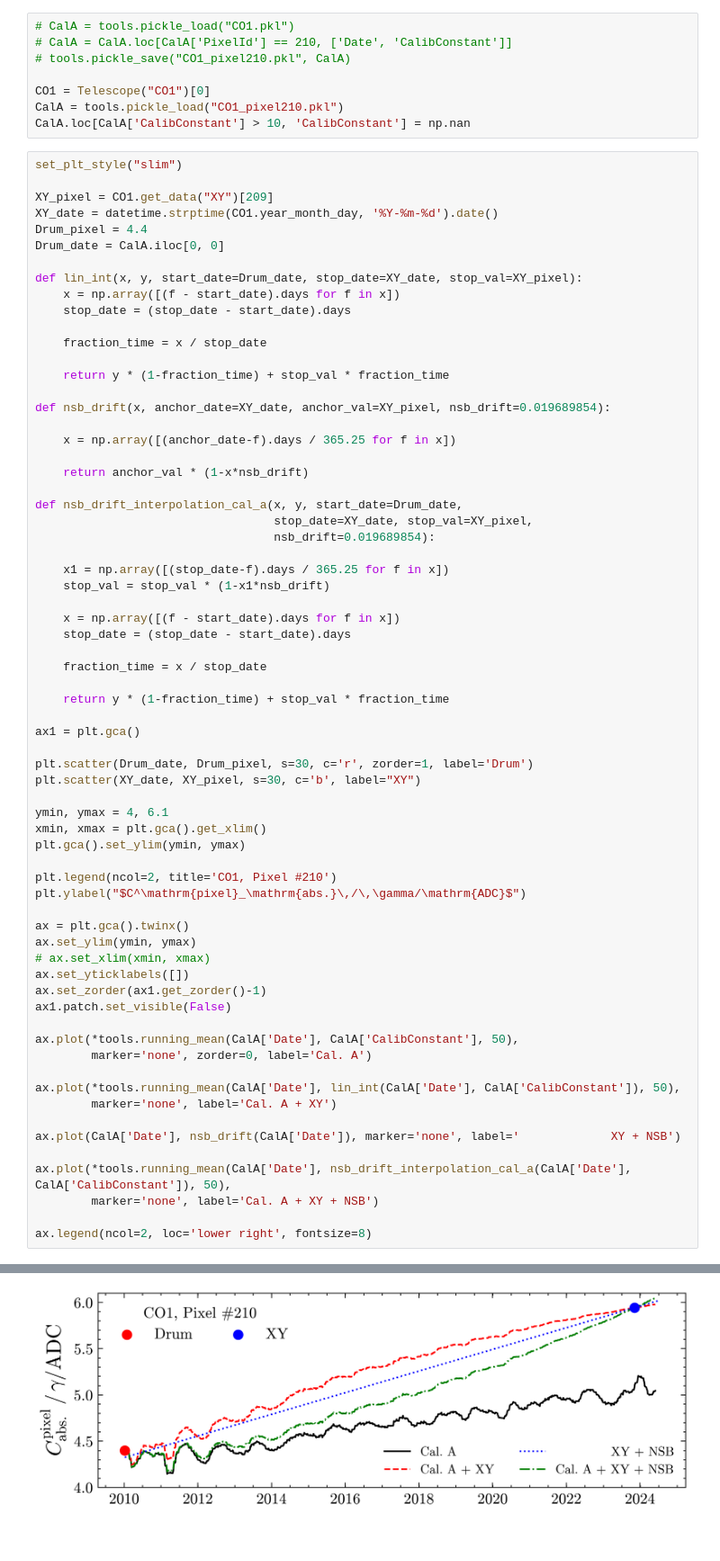
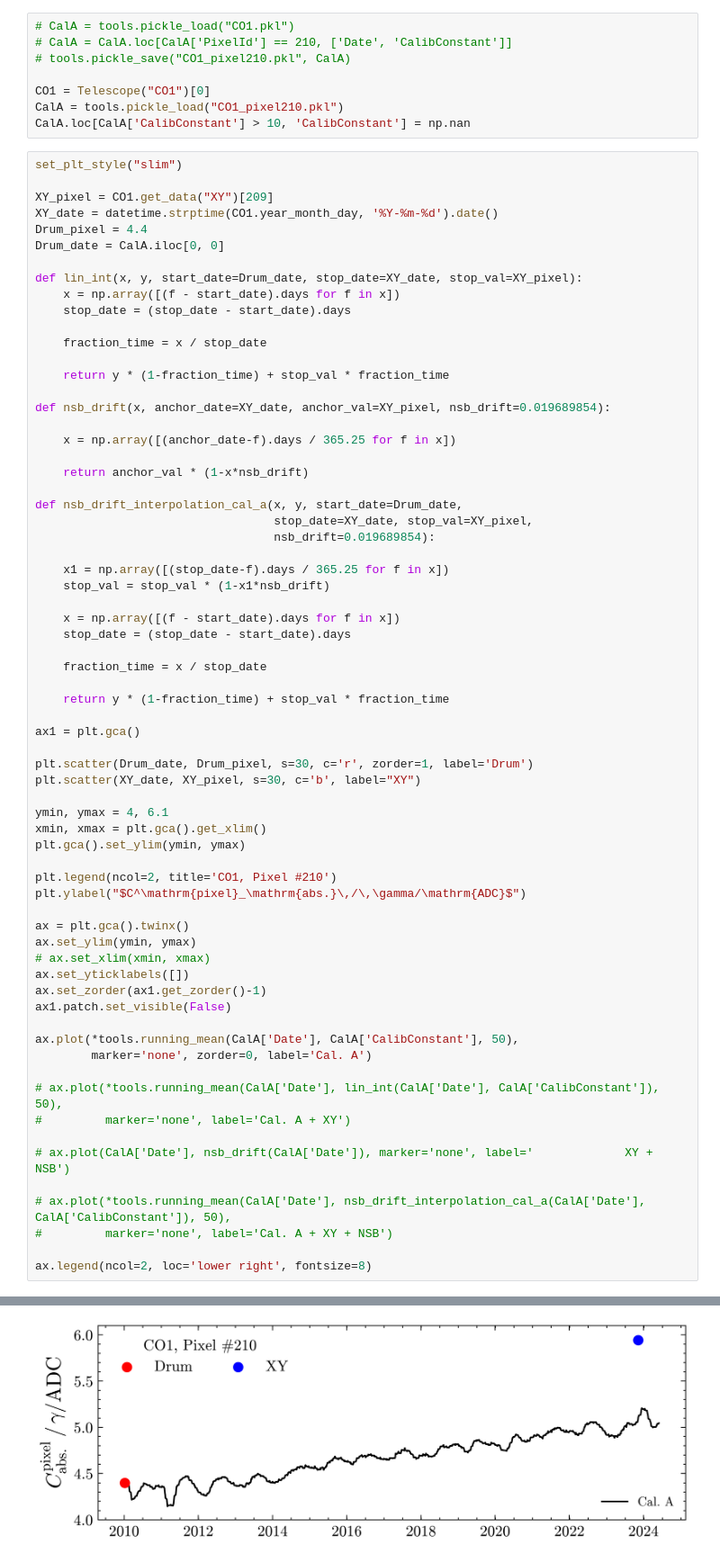
Before and after one commit to Quizznor/thesis-latex, a Jupyter notebook: scripts/plot_scripts/04-xy-chapter/tracking/plot.ipynb, the cells around one changed output, grey strips where cells are left out. Shown at 90% size. Drawn from its saved outputs; the diff is of its cells as text.

```diff
--- a/scripts/plot_scripts/04-xy-chapter/tracking/plot.ipynb
+++ b/scripts/plot_scripts/04-xy-chapter/tracking/plot.ipynb
@@ -91,13 +91,13 @@ ax1.patch.set_visible(False)
 ax.plot(*tools.running_mean(CalA['Date'], CalA['CalibConstant'], 50),
         marker='none', zorder=0, label='Cal. A')
 
-ax.plot(*tools.running_mean(CalA['Date'], lin_int(CalA['Date'], CalA['CalibConstant']), 50),
-        marker='none', label='Cal. A + XY')
+# ax.plot(*tools.running_mean(CalA['Date'], lin_int(CalA['Date'], CalA['CalibConstant']), 50),
+#         marker='none', label='Cal. A + XY')
 
-ax.plot(CalA['Date'], nsb_drift(CalA['Date']), marker='none', label='             XY + NSB')
+# ax.plot(CalA['Date'], nsb_drift(CalA['Date']), marker='none', label='             XY + NSB')
 
-ax.plot(*tools.running_mean(CalA['Date'], nsb_drift_interpolation_cal_a(CalA['Date'], CalA['CalibConstant']), 50),
-        marker='none', label='Cal. A + XY + NSB')
+# ax.plot(*tools.running_mean(CalA['Date'], nsb_drift_interpolation_cal_a(CalA['Date'], CalA['CalibConstant']), 50),
+#         marker='none', label='Cal. A + XY + NSB')
 
 ax.legend(ncol=2, loc='lower right', fontsize=8)
 # %% [output]
@@ -109,3 +109,3 @@ ax.legend(ncol=2, loc='lower right', fontsize=8)
 <matplotlib.legend.Legend at 0x...>
-[figure, old version]
+[figure, new version]
 # %%
```
Also changed, not shown: parts of 3 cells of this notebook, 1 other file.
